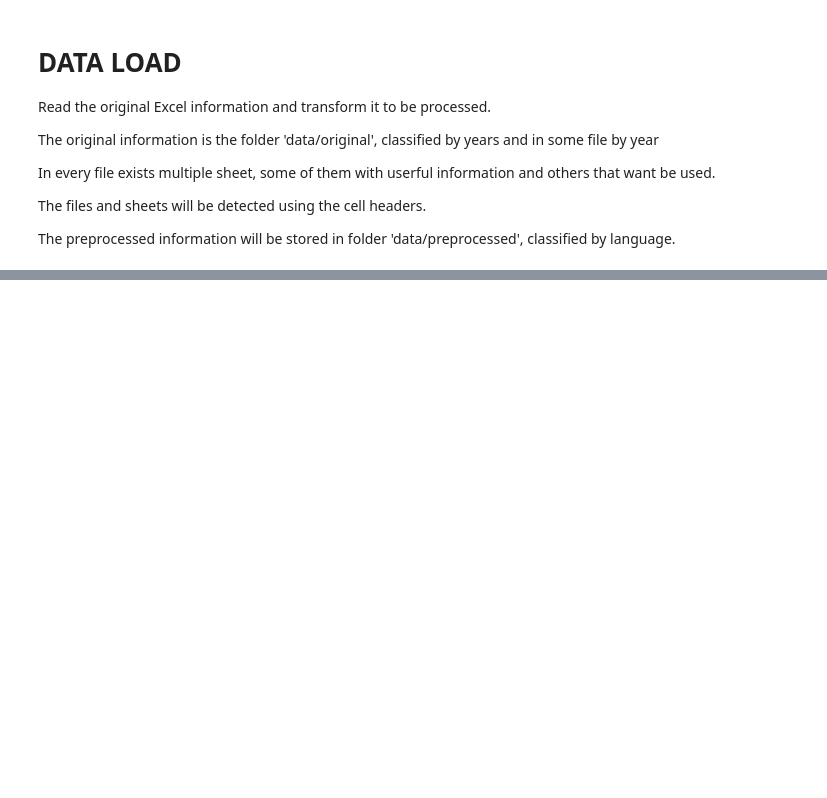
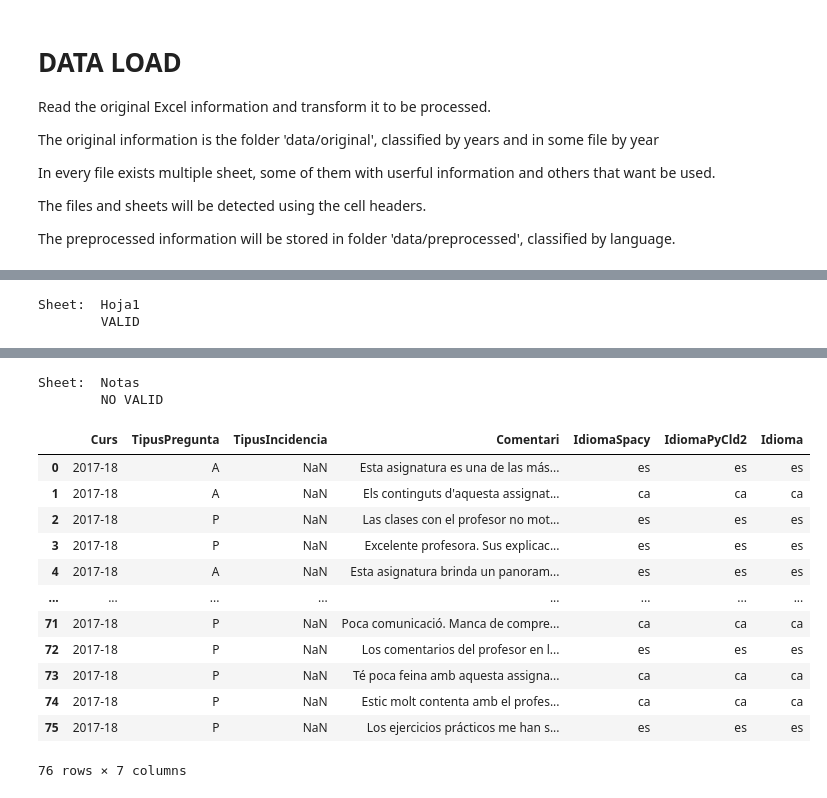
Before and after one commit to dsm9/TreballFiMaster, a Jupyter notebook: spacy/load_data.ipynb, the cells around one changed output, grey strips where cells are left out. Drawn from its saved outputs; the diff is of its cells as text; code cells hidden in the pictures; blank space fills up the shorter version.

```diff
--- a/spacy/load_data.ipynb
+++ b/spacy/load_data.ipynb
@@ -300,0 +389,15 @@ ORIGINAL FILES PREPROCESSED
+# %%
+file = "../data/original/17-18/assignatura_professor_comentaris_LS_17-18_1s.xlsx"
+
+xlsx = pd.ExcelFile(url)
+for sheet in xlsx.sheet_names:
+    if debug:
+        print (Fore.BLACK + "Sheet:  " + sheet)
+    data = pd.read_excel(xlsx, sheet)
+    if validateSheet(data):
+#                print ("Processing file: " + url)
+        data_res = process_file(data)
+display (data_res)
+# %% [output]
+Sheet:  Hoja1
+        VALID
@@ -300,0 +410,15 @@ ORIGINAL FILES PREPROCESSED
+Sheet:  Notas
+        NO VALID
+|  | Curs | TipusPregunta | TipusIncidencia | Comentari | IdiomaSpacy | IdiomaPyCld2 | Idioma |
+| 0 | 2017-18 | A | NaN | Esta asignatura es una de las más... | es | es | es |
+| 1 | 2017-18 | A | NaN | Els continguts d'aquesta assignat... | ca | ca | ca |
+| 2 | 2017-18 | P | NaN | Las clases con el profesor no mot... | es | es | es |
+| 3 | 2017-18 | P | NaN | Excelente profesora. Sus explicac... | es | es | es |
+| 4 | 2017-18 | A | NaN | Esta asignatura brinda un panoram... | es | es | es |
+| ... | ... | ... | ... | ... | ... | ... | ... |
+| 71 | 2017-18 | P | NaN | Poca comunicació. Manca de compre... | ca | ca | ca |
+| 72 | 2017-18 | P | NaN | Los comentarios del profesor en l... | es | es | es |
+| 73 | 2017-18 | P | NaN | Té poca feina amb aquesta assigna... | ca | ca | ca |
+| 74 | 2017-18 | P | NaN | Estic molt contenta amb el profes... | ca | ca | ca |
+| 75 | 2017-18 | P | NaN | Los ejercicios prácticos me han s... | es | es | es |
+76 rows × 7 columns
```
Also changed, not shown: parts of 5 cells of this notebook, 12 other files.
